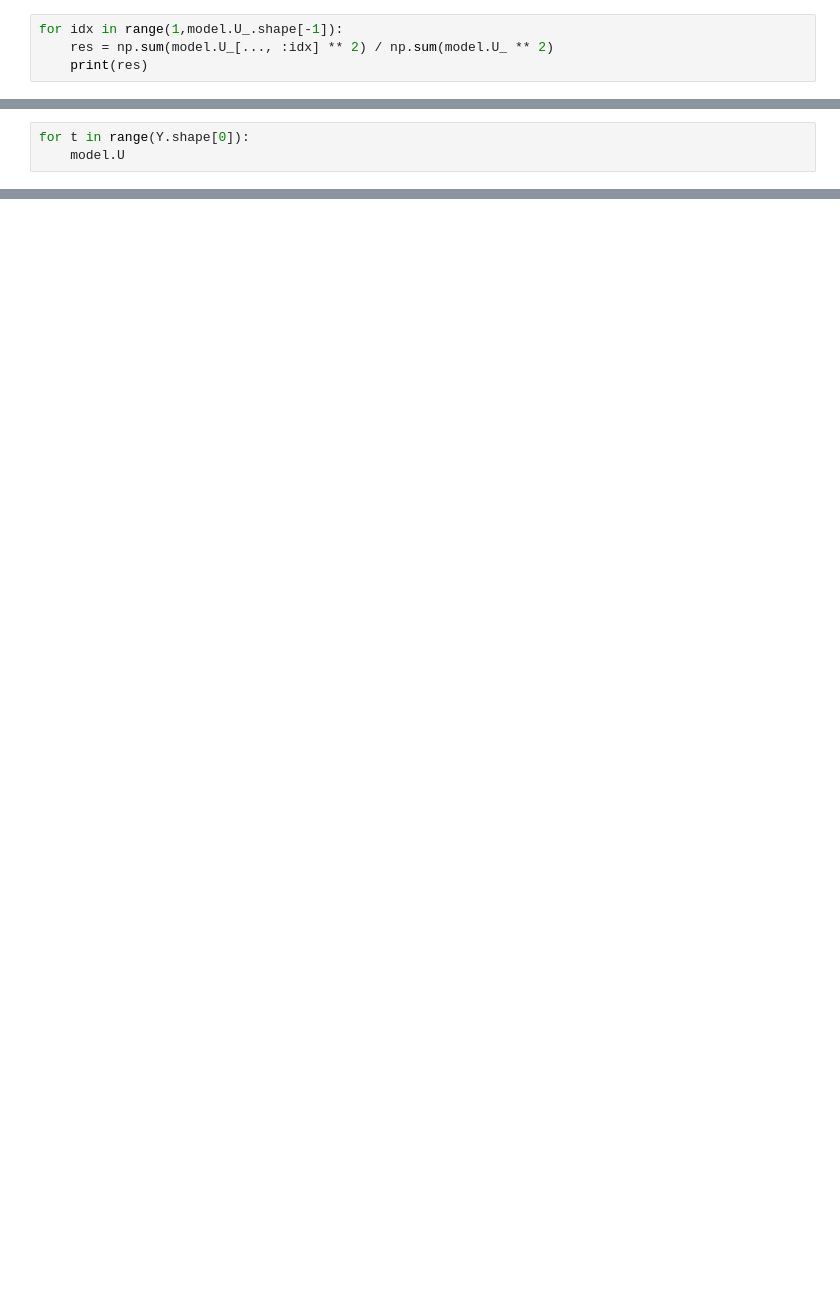
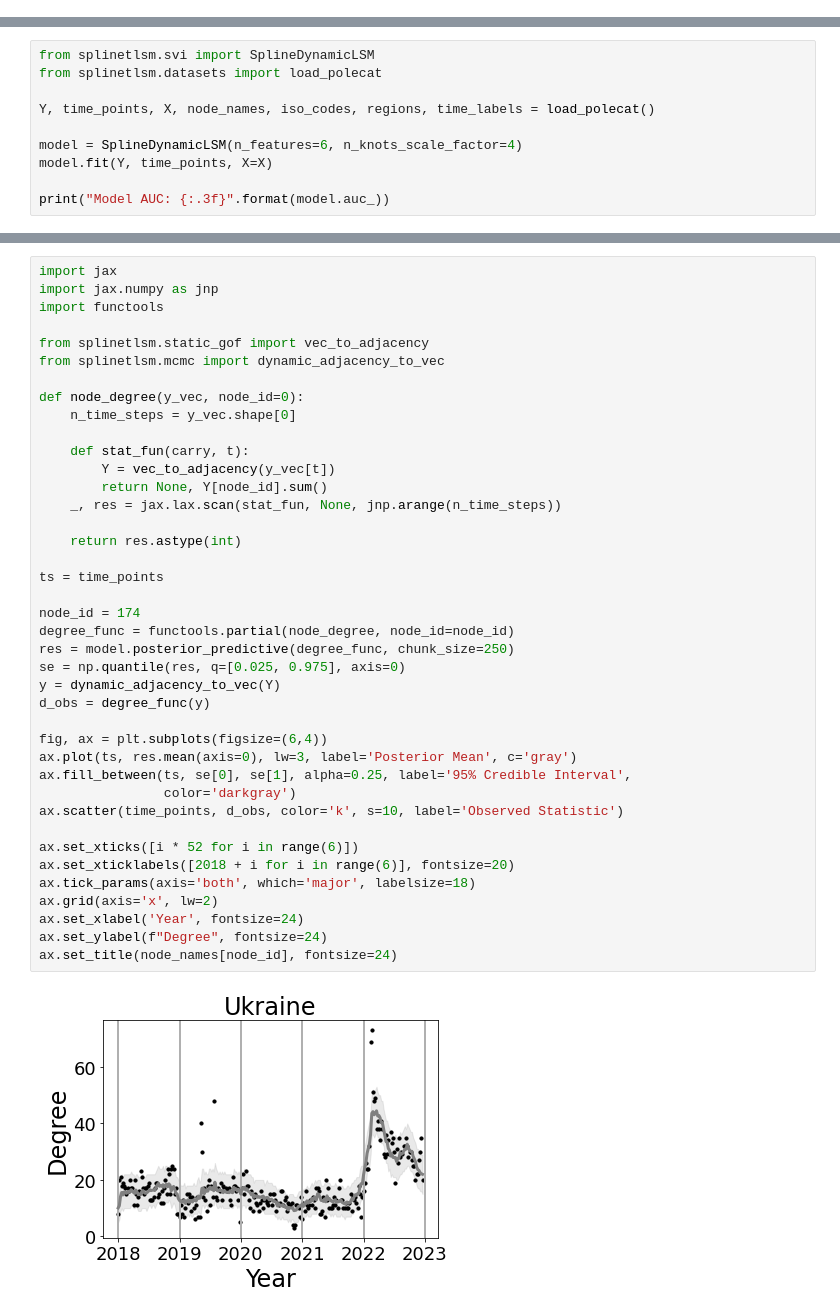
Before and after one commit to joshloyal/splinetlsm, a Jupyter notebook: scripts/application_polecat/POLECAT.ipynb, the cells around one changed output, grey strips where cells are left out. Drawn from its saved outputs; the diff is of its cells as text; blank space fills up the shorter version.

```diff
--- a/scripts/application_polecat/POLECAT.ipynb
+++ b/scripts/application_polecat/POLECAT.ipynb
@@ -248,4 +0,0 @@ elbows[-1]
-# %%
-for idx in range(1,model.U_.shape[-1]):
-    res = np.sum(model.U_[..., :idx] ** 2) / np.sum(model.U_ ** 2)
-    print(res)
@@ -839,3 +0,0 @@ Text(0.5, 0, 'Node Variance ($\\sigma_i^2$)')
-# %%
-for t in range(Y.shape[0]):
-    model.U
@@ -847,0 +3,10 @@ time_labels[13]
+# %%
+from splinetlsm.svi import SplineDynamicLSM
+from splinetlsm.datasets import load_polecat
+
+Y, time_points, X, node_names, iso_codes, regions, time_labels = load_polecat()
+
+model = SplineDynamicLSM(n_features=6, n_knots_scale_factor=4)
+model.fit(Y, time_points, X=X)
+
+print("Model AUC: {:.3f}".format(model.auc_))
@@ -847,0 +102,42 @@ time_labels[13]
+# %%
+import jax
+import jax.numpy as jnp
+import functools
+
+from splinetlsm.static_gof import vec_to_adjacency
+from splinetlsm.mcmc import dynamic_adjacency_to_vec
+
+def node_degree(y_vec, node_id=0):
+    n_time_steps = y_vec.shape[0]
+
+    def stat_fun(carry, t):
+        Y = vec_to_adjacency(y_vec[t])
+        return None, Y[node_id].sum()
+    _, res = jax.lax.scan(stat_fun, None, jnp.arange(n_time_steps))
+
+    return res.astype(int)
+
+ts = time_points
+
+node_id = 174
+degree_func = functools.partial(node_degree, node_id=node_id)
+res = model.posterior_predictive(degree_func, chunk_size=250)
+se = np.quantile(res, q=[0.025, 0.975], axis=0)
+y = dynamic_adjacency_to_vec(Y)
+d_obs = degree_func(y)
+
+fig, ax = plt.subplots(figsize=(6,4))
+ax.plot(ts, res.mean(axis=0), lw=3, label='Posterior Mean', c='gray')
+ax.fill_between(ts, se[0], se[1], alpha=0.25, label='95% Credible Interval',
+                color='darkgray')
+ax.scatter(time_points, d_obs, color='k', s=10, label='Observed Statistic')
+
+ax.set_xticks([i * 52 for i in range(6)])
+ax.set_xticklabels([2018 + i for i in range(6)], fontsize=20)
+ax.tick_params(axis='both', which='major', labelsize=18)
+ax.grid(axis='x', lw=2)
+ax.set_xlabel('Year', fontsize=24)
+ax.set_ylabel(f"Degree", fontsize=24)
+ax.set_title(node_names[node_id], fontsize=24)
+# %% [output]
+[figure, added]
```
Also changed, not shown: parts of 97 cells of this notebook, 10 other files.
